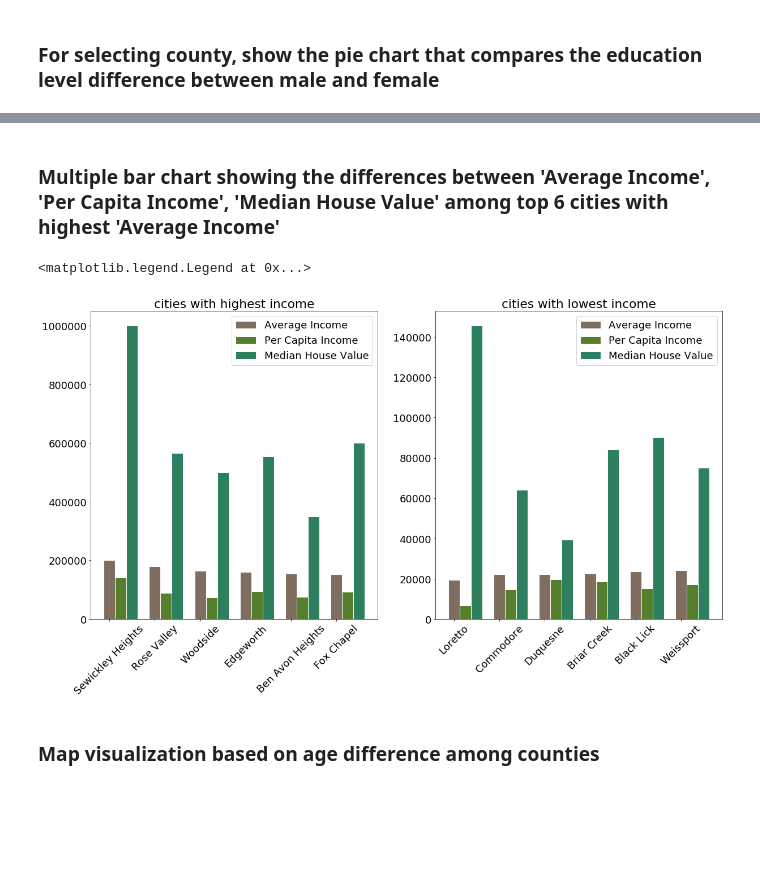
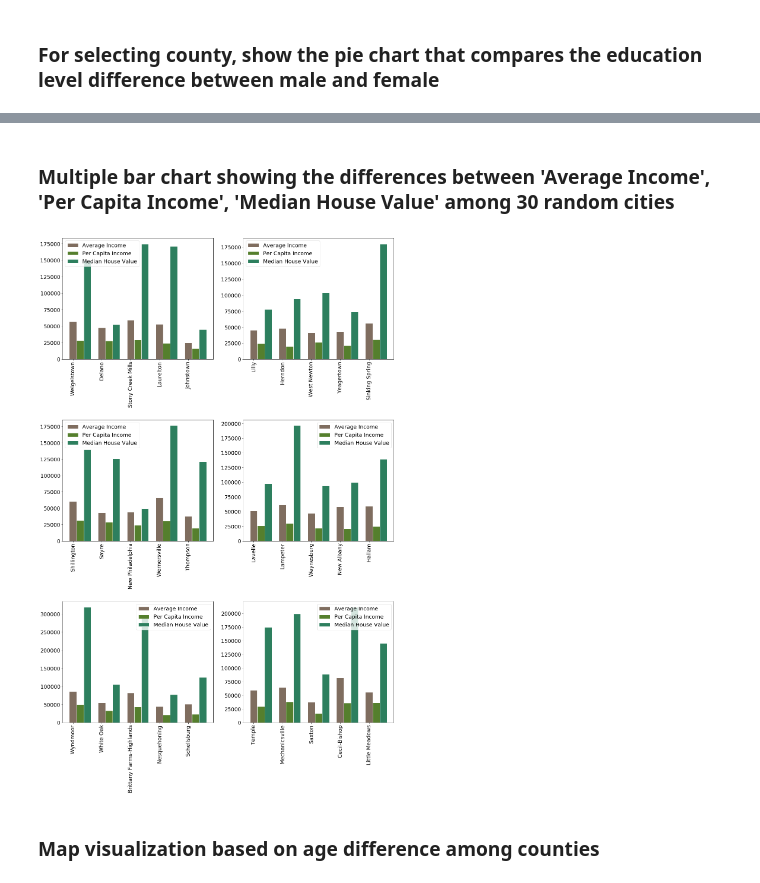
Before and after one commit to RebeccaXXX/DOM-and-Gerry, a Jupyter notebook: Visualization.ipynb, the cells around one changed output, grey strips where cells are left out. Cells and saved outputs as stored; diff of their text form; code cells hidden in the pictures; blank space fills up the shorter version.

```diff
--- a/Visualization.ipynb
+++ b/Visualization.ipynb
@@ -93,36 +97,28 @@ Lehigh-County
 # %% [markdown]
-### Multiple bar chart showing the differences between 'Average Income', 'Per Capita Income', 'Median House Value' among top 6 cities with highest 'Average Income'
+### Multiple bar chart showing the differences between 'Average Income', 'Per Capita Income', 'Median House Value' among 30 random cities
 # %%
 valueData = data.iloc[:,[0,3,6,7]]
-richCity = valueData.nlargest(6,'Average Income')
-poorCity = valueData.nsmallest(6,'Average Income')
-
-index = 0
-fig, axes = plt.subplots(1,2,figsize=(20,10))
+valueData = valueData.sample(frac=1).reset_index(drop=True)
+record = 5
+index = 1
+fig, axes = plt.subplots(3,2,figsize=(20,30))
 fig.subplots_adjust(hspace = 0.5)
 barWidth = 0.25
-r1 = np.arange(6)
+r1 = np.arange(record)
 r2 = [x + barWidth for x in r1]
 r3 = [x + barWidth for x in r2]
 
-axes[0].bar(r1,richCity['Average Income'], color='#7f6d5f', width=barWidth, edgecolor='white', label='Average Income')
-axes[0].bar(r2,richCity['Per Capita Income'], color='#557f2d', width=barWidth, edgecolor='white', label='Per Capita Income')
-axes[0].bar(r3,richCity['Median House Value'], color='#2d7f5e', width=barWidth, edgecolor='white', label='Median House Value')
-axes[0].set_xticks(np.arange(6))
-axes[0].set_xticklabels(list(richCity['City']), minor = False, rotation=45)
-axes[0].set_title("cities with highest income")
-axes[0].legend()
-
-axes[1].bar(r1,poorCity['Average Income'], color='#7f6d5f', width=barWidth, edgecolor='white', label='Average Income')
-axes[1].bar(r2,poorCity['Per Capita Income'], color='#557f2d', width=barWidth, edgecolor='white', label='Per Capita Income')
-axes[1].bar(r3,poorCity['Median House Value'], color='#2d7f5e', width=barWidth, edgecolor='white', label='Median House Value')
-axes[1].set_xticks(np.arange(6))
-axes[1].set_xticklabels(list(poorCity['City']), minor = False, rotation=45)
-axes[1].set_title("cities with lowest income")
-axes[1].legend()
+for i in range(3):
+    for j in range(2):
+        axes[i,j].bar(r1,valueData.iloc[(index-1)*record:index*record]['Average Income'], color='#7f6d5f', width=barWidth, edgecolor='white', label='Average Income')
+        axes[i,j].bar(r2,valueData.iloc[(index-1)*record:index*record]['Per Capita Income'], color='#557f2d', width=barWidth, edgecolor='white', label='Per Capita Income')
+        axes[i,j].bar(r3,valueData.iloc[(index-1)*record:index*record]['Median House Value'], color='#2d7f5e', width=barWidth, edgecolor='white', label='Median House Value')
+        axes[i,j].set_xticks(np.arange(record))
+        axes[i,j].set_xticklabels(list(valueData.iloc[(index-1)*record:index*record]['City']), minor = False, rotation=90)
+        axes[i,j].legend()
+        index = index + 1
 # %% [output]
-<matplotlib.legend.Legend at 0x...>
-[figure, old version]
+[figure, new version]
 # %% [markdown]
 ### Map visualization based on age difference among counties
 # %% [markdown]
```
Also changed, not shown: parts of 4 cells of this notebook.
